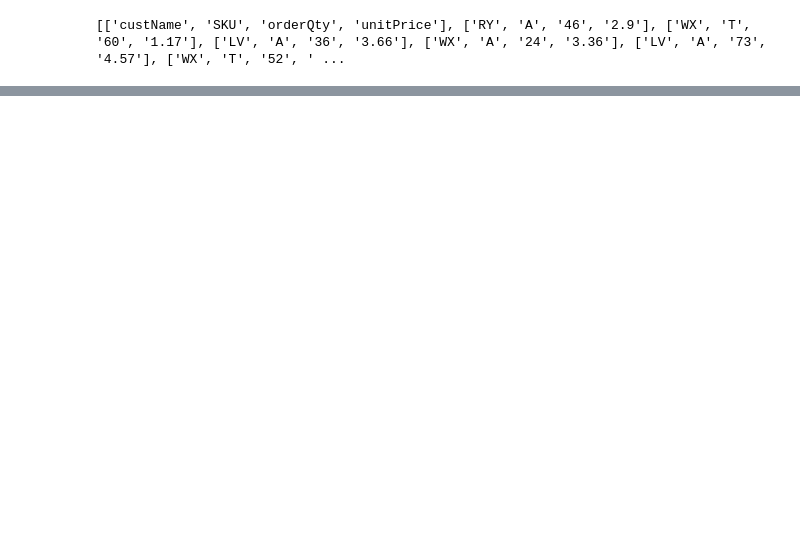
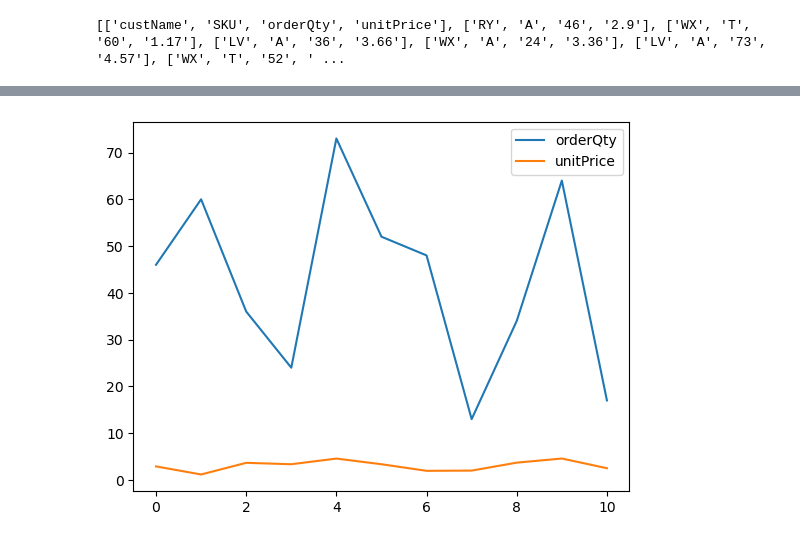
Before and after one commit to AlbertChen12/IE-300-Code, a Jupyter notebook: Week 3/Week 3.ipynb, the cells around one changed output, grey strips where cells are left out. Drawn from its saved outputs; the diff is of its cells as text; code cells hidden in the pictures; blank space fills up the shorter version.

```diff
--- a/Week 3/Week 3.ipynb
+++ b/Week 3/Week 3.ipynb
@@ -33,0 +121,4 @@ print(test)
+# %%
+df = pd.read_csv('LabDemo.csv')
+
+print(df)
@@ -33,0 +191,5 @@ print(test)
+# %%
+# df.drop(10, inplace = True) drop row 10
+new_df = df.dropna() #drop rows that contain empty cells
+df.fillna(0, inplace = True) #replace empty cells with 0
+df["orderQty"].fillna(0, inplace = True) #replace empty cells only in colum orderQty with 0
@@ -33,0 +207,2 @@ print(test)
+# %%
+df.loc[7, 'orderQty'] = df.loc[7, 'orderQty'] #replace row 7 colum 'orderQty with row 7 'orderQty'
@@ -33,0 +224,3 @@ print(test)
+# %%
+print(df.duplicated())
+df.drop_duplicates(inplace = True)
@@ -33,0 +240,5 @@ print(test)
+# %%
+df.plot()
+plt.show()
+# %% [output]
+[figure, added]
```
Also changed, not shown: parts of 26 cells of this notebook, 4 other files.
